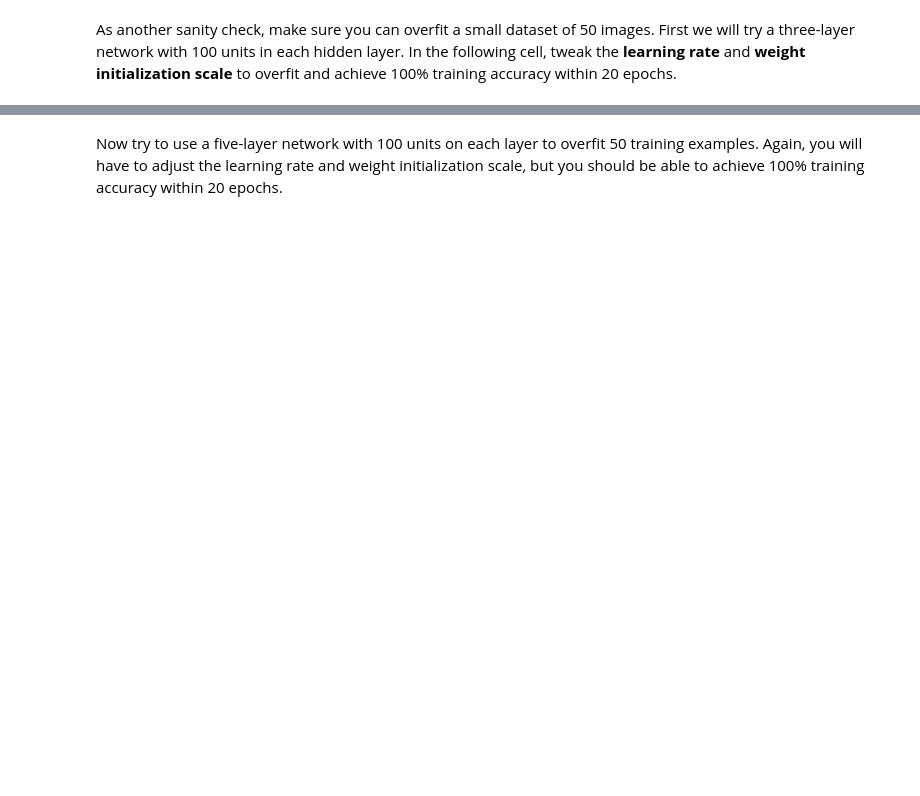
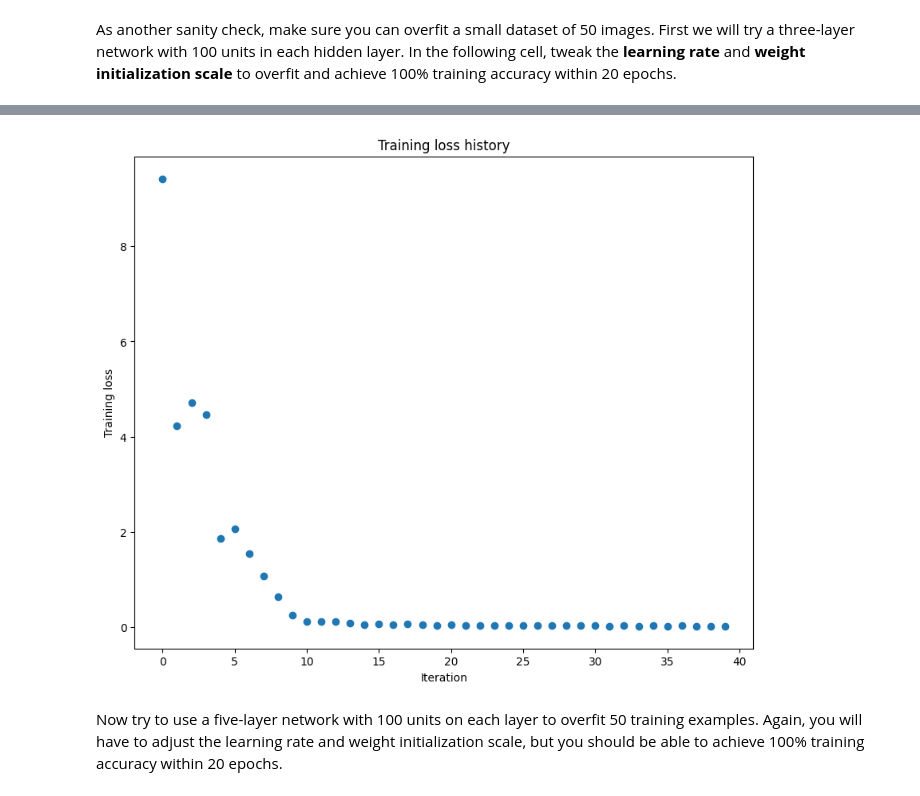
Before and after one commit to linhanwang/CS498-007, a Jupyter notebook: assignment3/fully_connected_networks.ipynb, the cells around one changed output, grey strips where cells are left out. Drawn from its saved outputs; the diff is of its cells as text; code cells hidden in the pictures; blank space fills up the shorter version.

```diff
--- a/assignment3/fully_connected_networks.ipynb
+++ b/assignment3/fully_connected_networks.ipynb
@@ -344,7 +390,8 @@ def relu_backward(dout, cache):
   # You should not change the input tensor with an in-place operation.        #
   #############################################################################
   # Replace "pass" statement with your code
-  pass
+  dx = torch.zeros_like(dout)
+  dx[x > 0] = dout[x > 0]
   #############################################################################
   #                              END OF YOUR CODE                             #
   #############################################################################
@@ -680,7 +786,9 @@ solver = None
 # 50% accuracy on the validation set.                                        #
 ##############################################################################
 # Replace "pass" statement with your code
-pass
+data_dict = get_CIFAR10_data(visualize=False, cuda=True)
+solver = Solver(model, data_dict, lr_decay=0.9, optim_config={'learning_rate':1e-1}, num_epochs=20, device='cuda')
+solver.train()
 ##############################################################################
 #                             END OF YOUR CODE                               #
 ##############################################################################
@@ -760,7 +888,11 @@ class FullyConnectedNet(object):
     # deviation equal to weight_scale. Biases should be initialized to zero.   #
     ############################################################################
     # Replace "pass" statement with your code
-    pass
+    dims = [input_dim] + hidden_dims + [num_classes]
+    for i in range(1, self.num_layers + 1):
+      indim, outdim = dims[i - 1], dims[i]
+      self.params[f'W{i}'] = weight_scale * torch.randn(indim, outdim, dtype=dtype, device=device)
+      self.params[f'b{i}'] = torch.randn(outdim, dtype=dtype, device=device)
     ############################################################################
     #                             END OF YOUR CODE                             #
     ############################################################################
@@ -796,7 +928,17 @@ class FullyConnectedNet(object):
     # dropout forward pass.                                                    #
     ############################################################################
     # Replace "pass" statement with your code
-    pass
+    N = X.size()[0]
+    h = X.reshape(N, -1)
+    caches = []
+    for i in range(1, self.num_layers):
+      h, cache = Linear_ReLU.forward(h, self.params[f'W{i}'], self.params[f'b{i}'])
+      caches.append(cache)
+      if self.use_dropout:
+        h, cache = Dropout.forward(h, self.dropout_param)
+        caches.append(cache)
+    scores, cache = Linear.forward(h, self.params[f'W{self.num_layers}'], self.params[f'b{self.num_layers}'])
+    caches.append(cache)
     ############################################################################
     #                             END OF YOUR CODE                             #
     ############################################################################
@@ -816,7 +958,20 @@ class FullyConnectedNet(object):
     # of 0.5 to simplify the expression for the gradient.                      #
     ############################################################################
     # Replace "pass" statement with your code
-    pass
+    loss, dscores = softmax_loss(scores, y)
+    for i in range(1, self.num_layers + 1):
+      loss += self.reg * torch.sum(self.params[f'W{i}'] ** 2)
+    dh, dw, db = Linear.backward(dscores, caches[-1])
+    grads[f'W{self.num_layers}'] = dw + 2 * self.reg * self.params[f'W{self.num_layers}']
+    grads[f'b{self.num_layers}'] = db
+    for i in range(self.num_layers - 1, 0, -1):
+      if self.use_dropout:
+        dh = Dropout.backward(dh, caches[2 * (i-1) + 1])
+        dh, dw, db = Linear_ReLU.backward(dh, caches[2 * (i - 1)])
+      else:
+        dh, dw, db = Linear_ReLU.backward(dh, caches[i - 1])
+      grads[f'W{i}'] = dw + 2 * self.reg * self.params[f'W{i}']
+      grads[f'b{i}'] = db
     ############################################################################
     #                             END OF YOUR CODE                             #
     ############################################################################
@@ -868,7 +1040,8 @@ learning_rate = 1e-4  # Experiment with this!
 # training accuracy within 20 epochs.                                      #
 ############################################################################
 # Replace "pass" statement with your code
-pass
+weight_scale = 2e-1
+learning_rate = 5e-2
 ############################################################################
 #                             END OF YOUR CODE                             #
 ############################################################################
@@ -888,3 +1061,4 @@ plt.title('Training loss history')
 plt.xlabel('Iteration')
 plt.ylabel('Training loss')
 plt.show()
+# %% [output]
@@ -891,3 +1082,4 @@ plt.show()
+[figure, added]
 # %% [markdown]
 Now try to use a five-layer network with 100 units on each layer to overfit 50 training examples. Again, you will have to adjust the learning rate and weight initialization scale, but you should be able to achieve 100% training accuracy within 20 epochs.
 # %%
```
Also changed, not shown: parts of 35 cells of this notebook.
